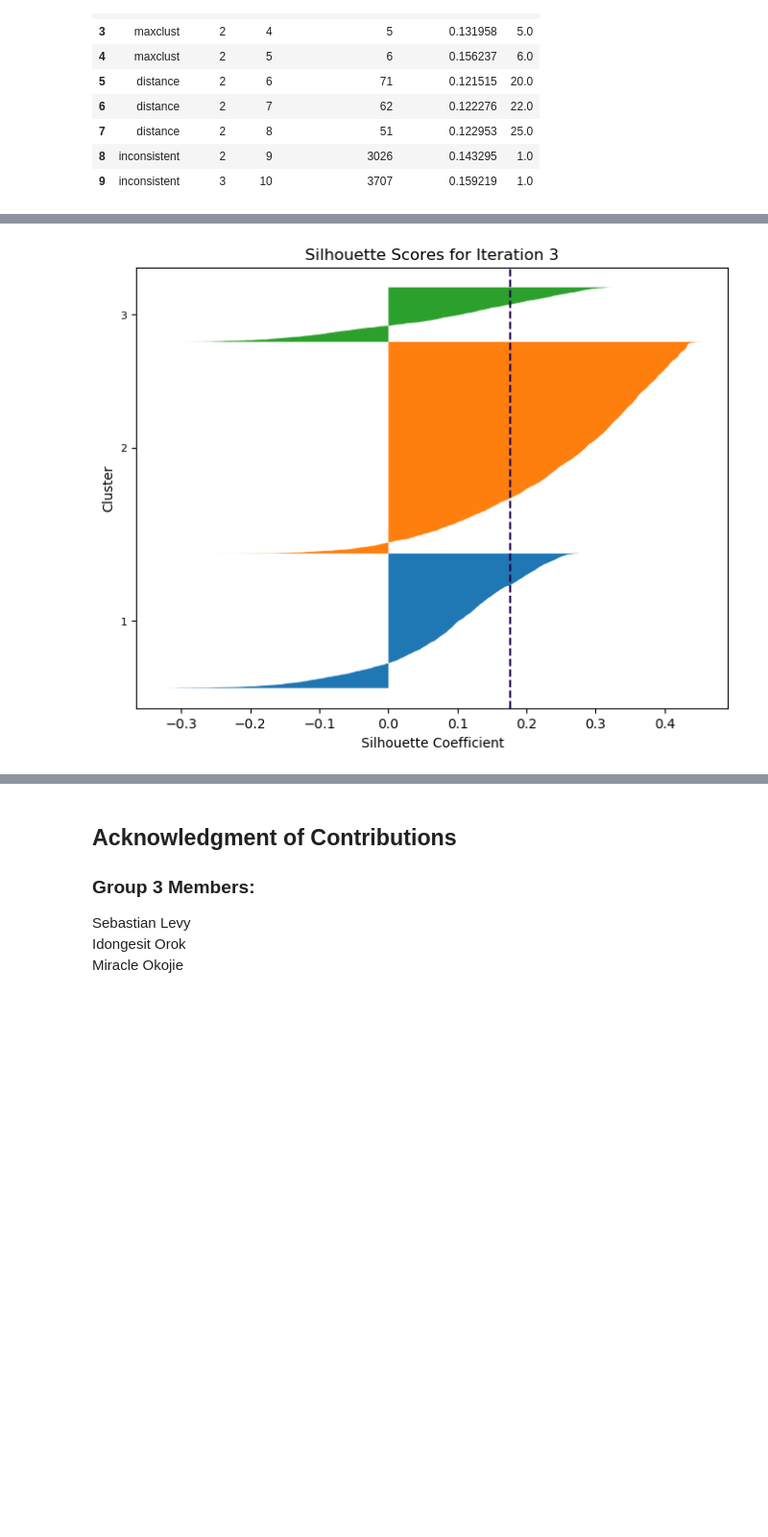
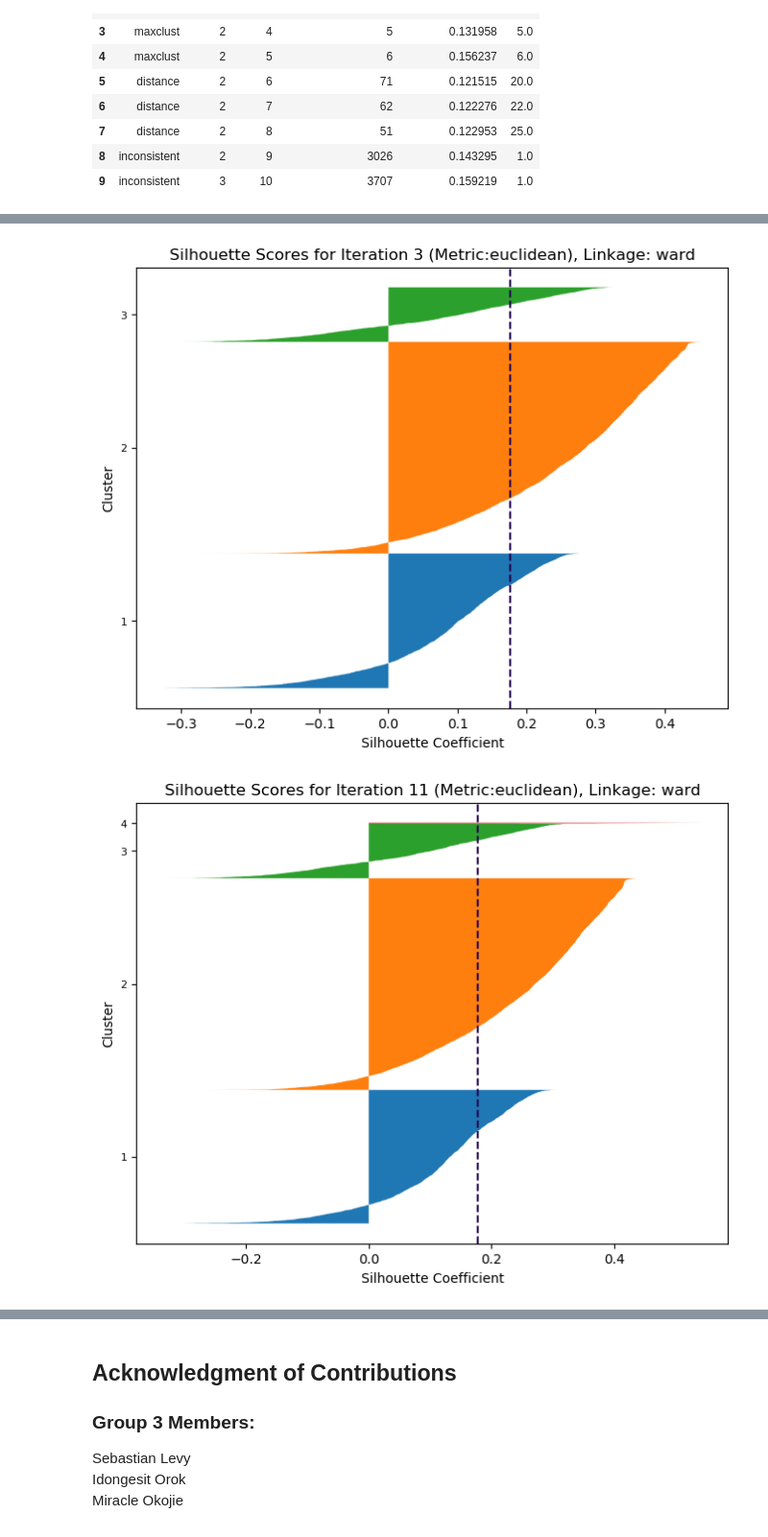
Before and after one commit to LudicrusTwrtle/Unsupervised_ML_Coursework, a Jupyter notebook: Assignment 2/Asg2_Group3_SebastianLevy_IdongesitOrok_MiracleOkojie.ipynb, the cells around one changed output, grey strips where cells are left out. Shown at 96% size. Saved outputs shown, nothing was run; the diff lists cells and outputs as text; code cells hidden in the pictures; blank space fills up the shorter version.

Commit message:
Add Silhouette plots for model selection, Add markdown for model selection

```diff
--- a/Assignment 2/Asg2_Group3_SebastianLevy_IdongesitOrok_MiracleOkojie.ipynb
+++ b/Assignment 2/Asg2_Group3_SebastianLevy_IdongesitOrok_MiracleOkojie.ipynb
@@ -282,6 +282,8 @@ def agglomerative_clustering(x_val, min_clusters=2, max_clusters=3, distance_met
                     continue
                 for threshold in max_linkage_distance:
                     if threshold != None:
+                        if distance == "cosine":
+                            continue
                         if num != min_clusters:
                             continue
                         model = ac(n_clusters=None, affinity=distance, linkage=link, distance_threshold=threshold, compute_full_tree=True).fit(x_val)
@@ -311,6 +313,8 @@ def plot_silhouette(metrics):
     labels = metrics["Labels"]
     silhouette_avg = metrics["Silhouette Score"]
     silhouette_values = metrics["Silhouette Coefficients"]
+    link = metrics["linkage"]
+    distance = metrics["distance_metric"]
 
     prev_cluster_size = 0
     silhouette_plot, axis = plt.subplots(figsize=(8,6))
@@ -327,13 +331,10 @@ def plot_silhouette(metrics):
         axis.set_yticks(tick_loc)
         axis.set_yticklabels(np.arange(1,n+2), fontsize=8)
         axis.axvline(silhouette_avg,c=(36/255.0, 9/255.0, 82/255.0),linestyle="--")
-        axis .set_title(f"Silhouette Scores for Iteration {model_num}")
+        axis .set_title(f"Silhouette Scores for Iteration {model_num} (Metric:{distance}), Linkage: {link}")
         axis.set_ylabel("Cluster")
         axis.set_xlabel("Silhouette Coefficient")
         plt.show()
-
-df_scaled = scale_df(df_features)
-ac_metrics, df_sklearn = agglomerative_clustering(df_scaled, 3, 5, ["euclidean", "manhattan"],["ward", "average"],[10, 20, None])
 # %%
 import numpy as np
 from scipy.cluster.hierarchy import linkage, fcluster
@@ -387,3 +386,7 @@ scipy_results, df_scipy = scipy_modeling(df_scaled)
+# %%
+df_scaled = scale_df(df_features)
+ac_metrics, df_sklearn = agglomerative_clustering(df_scaled, 3, 5, ["euclidean", "manhattan", "cosine"],["ward", "average"],[10, 20, None])
+scipy_results, df_scipy = scipy_modeling(df_scaled)
 # %%
 df_sklearn
 # %% [output]
@@ -438,4 +447,26 @@ df_sklearn.drop(index=["Iteration 1", "Iteration 2", "Iteration 4", "Iteration 7
 # %%
-plot_silhouette(ac_metrics["Iteration 3"])
+iterations_ward = [
+    "Iteration 3",
+    "Iteration 11",
+    "Iteration 15",
+    ]
+iterations_avg = [
+    "Iteration 6",
+    "Iteration 12",
+    "Iteration 5",
+    "Iteration 16",
+    ]
+iterations_cosine = [
+    "Iteration 10",
+    "Iteration 14",
+    "Iteration 18",
+    ]
+for i in iterations_ward:
+    plot_silhouette(ac_metrics[i])
+for j in iterations_avg:
+    plot_silhouette(ac_metrics[j])
+for i in iterations_cosine:
+    plot_silhouette(ac_metrics[i])
 # %% [output]
-[figure, old version]
+[figure, new version]
+[figure, added]
```
Also changed, not shown: parts of 7 cells of this notebook.
